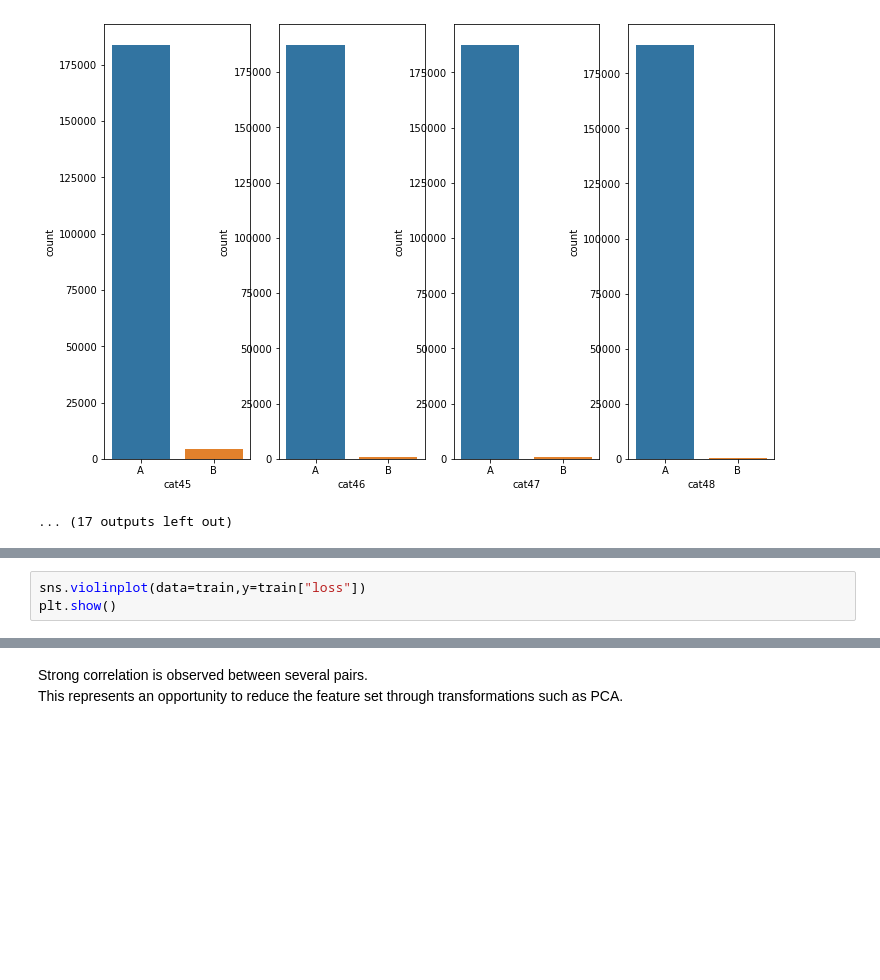
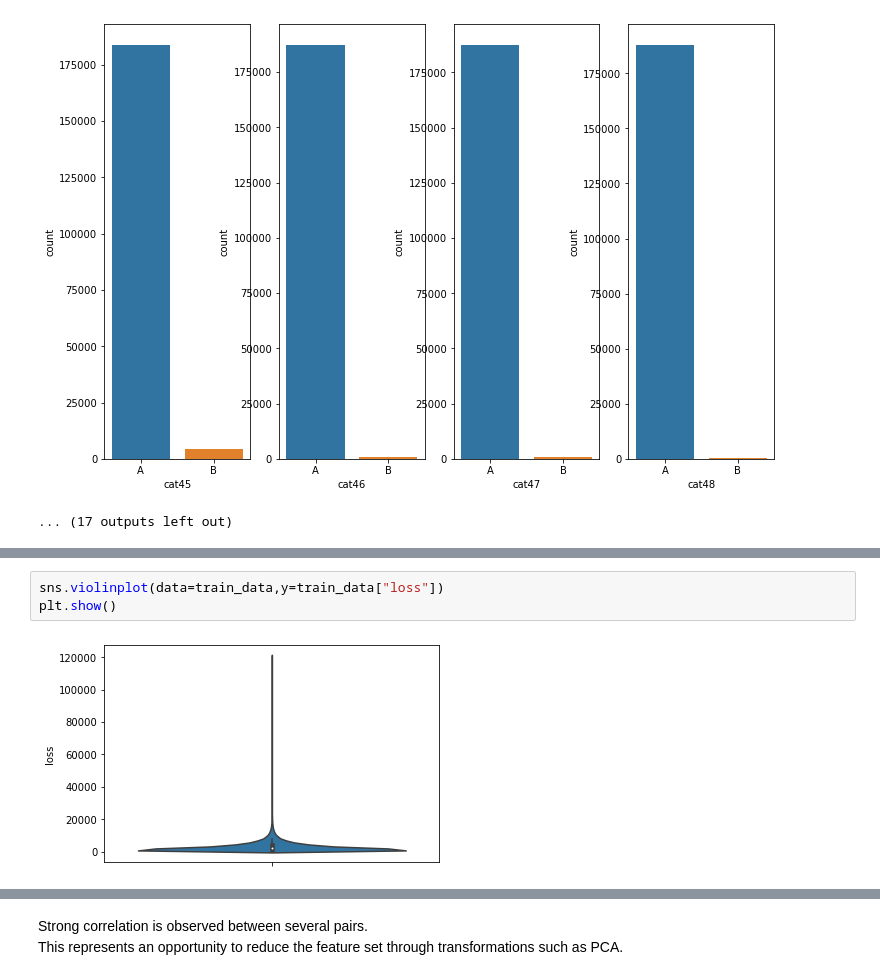
Before and after one commit to olgaarkadieva/Insurance-Company-Claims-Severity, a Jupyter notebook: Insurance Company Claims Severity.ipynb, the cells around one changed output, grey strips where cells are left out. Drawn from its saved outputs; the diff is of its cells as text; blank space fills up the shorter version.

Commit message:
data visualization done

```diff
--- a/Insurance Company Claims Severity.ipynb
+++ b/Insurance Company Claims Severity.ipynb
@@ -94,5 +100,7 @@ NameError: name 'train' is not defined
 # %%
-sns.violinplot(data=train,y=train["loss"])
+sns.violinplot(data=train_data,y=train_data["loss"])
 plt.show()
+# %% [output]
+[figure, added]
 # %%
 #log1p function applies log(1+x) to all elements of the column
```
Also changed, not shown: parts of 3 cells of this notebook.
